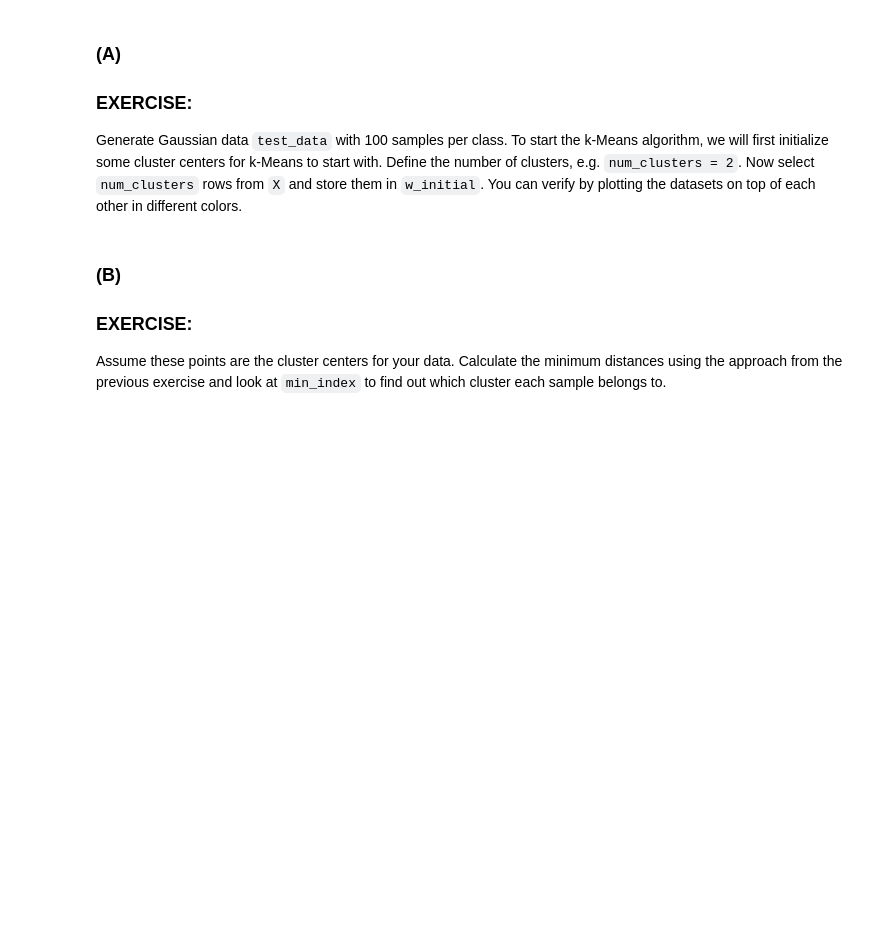
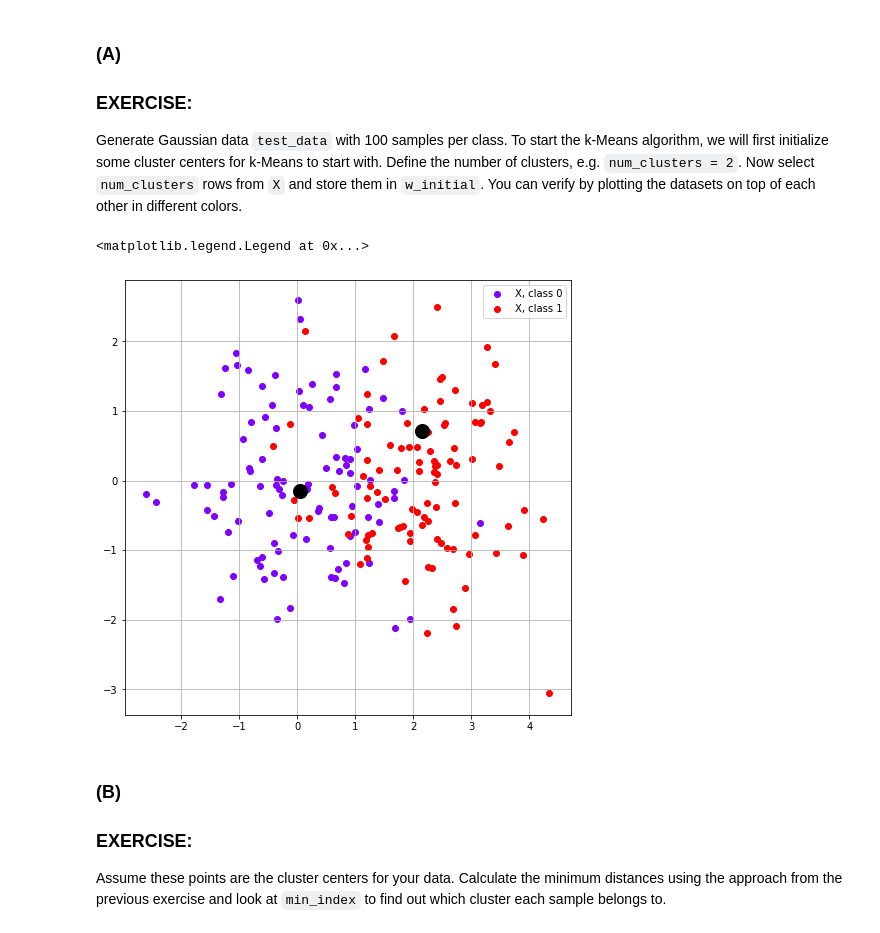
Before and after one commit to shaverschuren/8dc00-mia, a Jupyter notebook: notebooks/segmentation_exercise_1.ipynb, the cells around one changed output. Saved outputs shown, nothing was run; the diff lists cells and outputs as text; code cells hidden in the pictures; blank space fills up the shorter version.

```diff
--- a/notebooks/segmentation_exercise_1.ipynb
+++ b/notebooks/segmentation_exercise_1.ipynb
@@ -311,20 +362,29 @@ Generate Gaussian data `test_data` with 100 samples per class. To start the k-Me
 # %%
 %matplotlib inline
 import numpy as np
 import scipy
 import sys
 sys.path.append("../code")
 import matplotlib.pyplot as plt
-import utilities as util
+import segmentation_util as util
 from segmentation import generate_gaussian_data
 N = 100
 num_clusters = 2
 
 # Generate 100 samples per Gaussian class
+X, Y = generate_gaussian_data(100)
+test_data = X, Y
 
 # Select num_clusters rows rom X and store in w_initial
+w_initial = X[:num_clusters,:]
 
 # Scatter data
+ax = util.scatter_data(X, Y)
+ax.plot(*np.transpose(w_initial), 'ok', markersize=14)
+ax.legend()
+# %% [output]
+<matplotlib.legend.Legend at 0x...>
+[figure, added]
 # %% [markdown]
 ### (B)
 ### EXERCISE:
```
Also changed, not shown: parts of 10 cells of this notebook, 3 other files.
